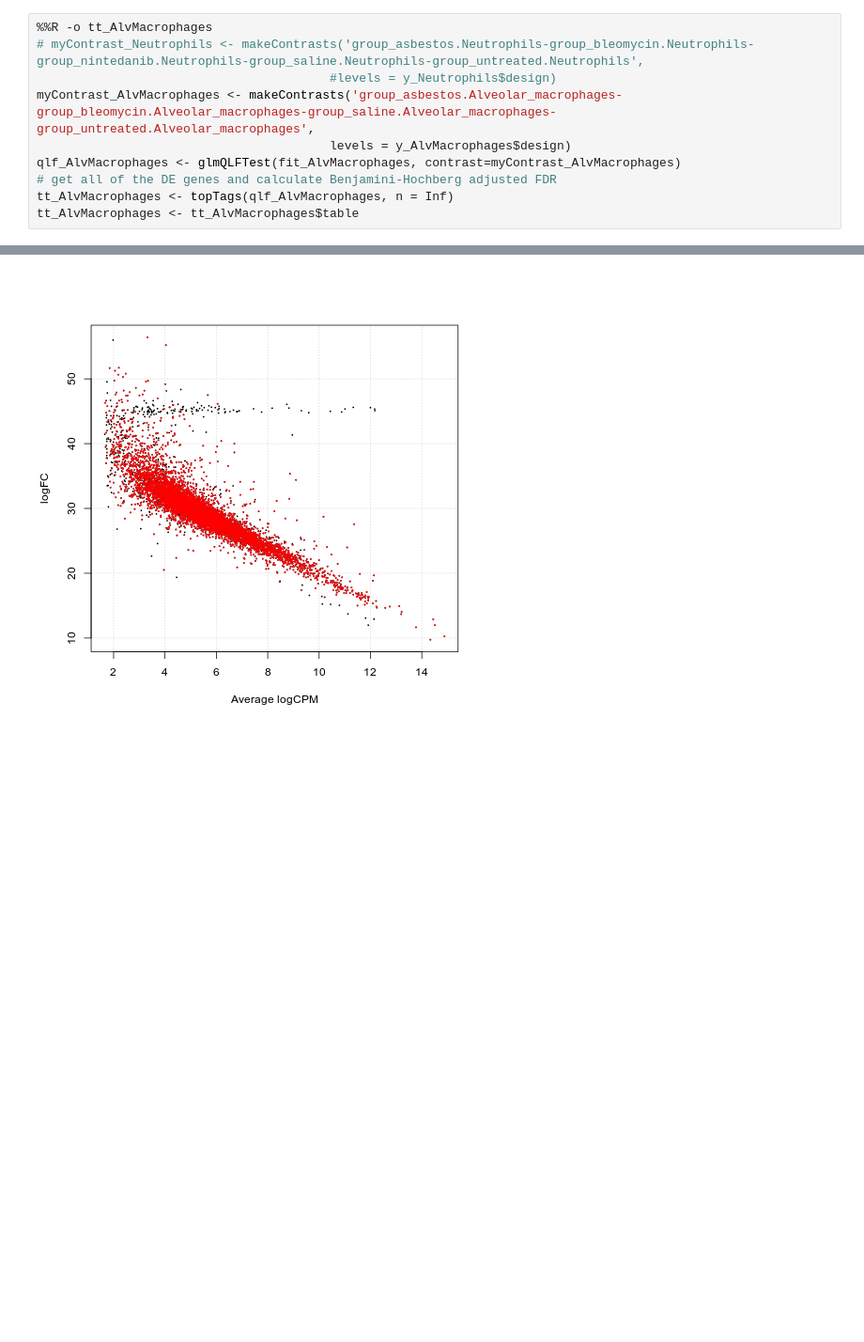
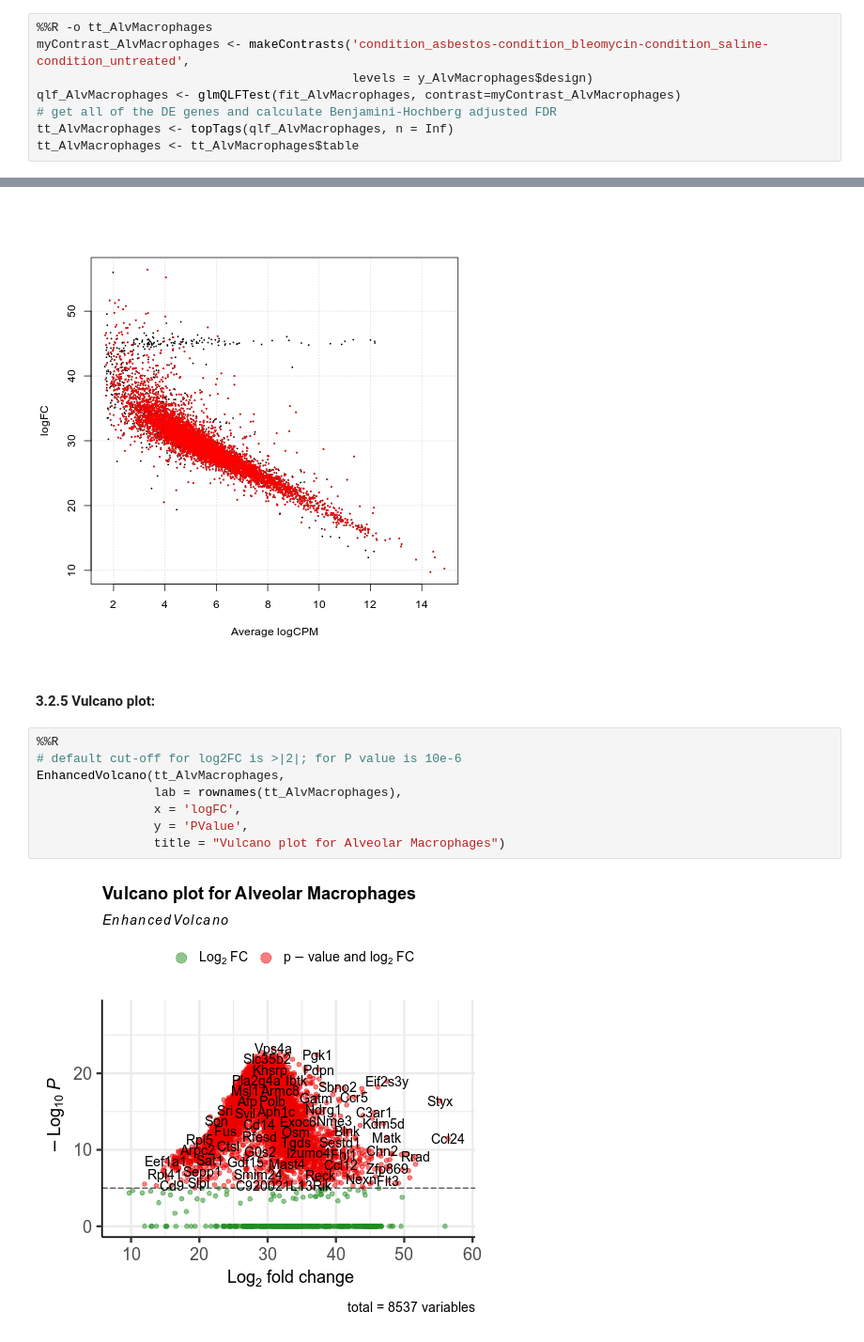
Before and after one commit to lueckenlab/masterpraktikum_fibrosis_atlas, a Jupyter notebook: notebooks/differential_gene_expression_analysis/DiffEx_edgeR_py.ipynb, the cells around one changed output, grey strips where cells are left out. Shown: that part at 94% size. Saved outputs shown, nothing was run; the diff lists cells and outputs as text; blank space fills up the shorter version.

```diff
--- a/notebooks/differential_gene_expression_analysis/DiffEx_edgeR_py.ipynb
+++ b/notebooks/differential_gene_expression_analysis/DiffEx_edgeR_py.ipynb
@@ -337,10 +317,8 @@ colnames(y_AlvMacrophages$design)
 [7] "projectxie"
 # %%
 %%R -o tt_AlvMacrophages
-# myContrast_Neutrophils <- makeContrasts('group_asbestos.Neutrophils-group_bleomycin.Neutrophils-group_nintedanib.Neutrophils-group_saline.Neutrophils-group_untreated.Neutrophils',
-                                        #levels = y_Neutrophils$design)
-myContrast_AlvMacrophages <- makeContrasts('group_asbestos.Alveolar_macrophages-group_bleomycin.Alveolar_macrophages-group_saline.Alveolar_macrophages-group_untreated.Alveolar_macrophages',
-                                        levels = y_AlvMacrophages$design)
+myContrast_AlvMacrophages <- makeContrasts('condition_asbestos-condition_bleomycin-condition_saline-condition_untreated',
+                                           levels = y_AlvMacrophages$design)
 qlf_AlvMacrophages <- glmQLFTest(fit_AlvMacrophages, contrast=myContrast_AlvMacrophages)
 # get all of the DE genes and calculate Benjamini-Hochberg adjusted FDR
 tt_AlvMacrophages <- topTags(qlf_AlvMacrophages, n = Inf)
@@ -406,3 +384,15 @@ curve(dnorm(x, mean=m4, sd=std4),
 plotSmear(qlf_AlvMacrophages, de.tags = rownames(tt_AlvMacrophages)[which(tt_AlvMacrophages$FDR<0.01)])
 # %% [output]
 [figure]
+# %% [markdown]
+#### 3.2.5 Vulcano plot:
+# %%
+%%R
+# default cut-off for log2FC is >|2|; for P value is 10e-6
+EnhancedVolcano(tt_AlvMacrophages,
+                lab = rownames(tt_AlvMacrophages),
+                x = 'logFC',
+                y = 'PValue',
+                title = "Vulcano plot for Alveolar Macrophages")
+# %% [output]
+[figure, added]
```
Also changed, not shown: parts of 8 cells of this notebook.
